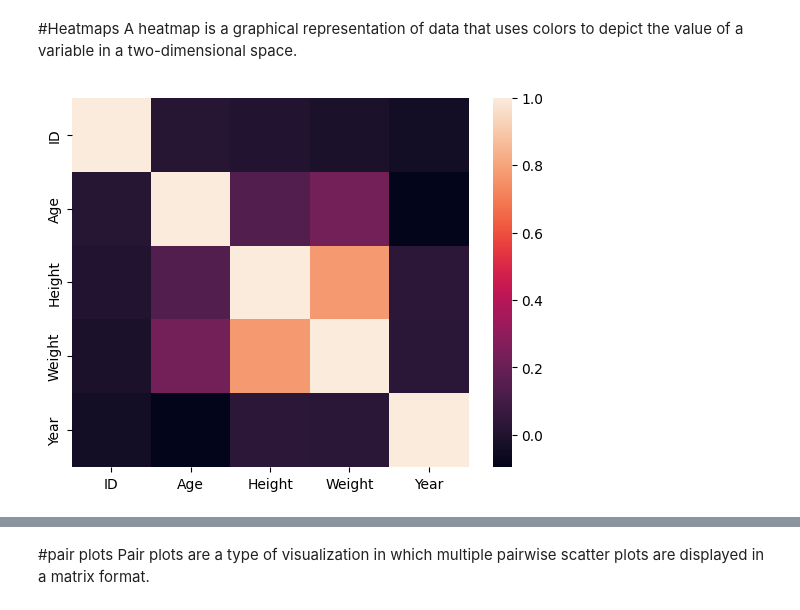
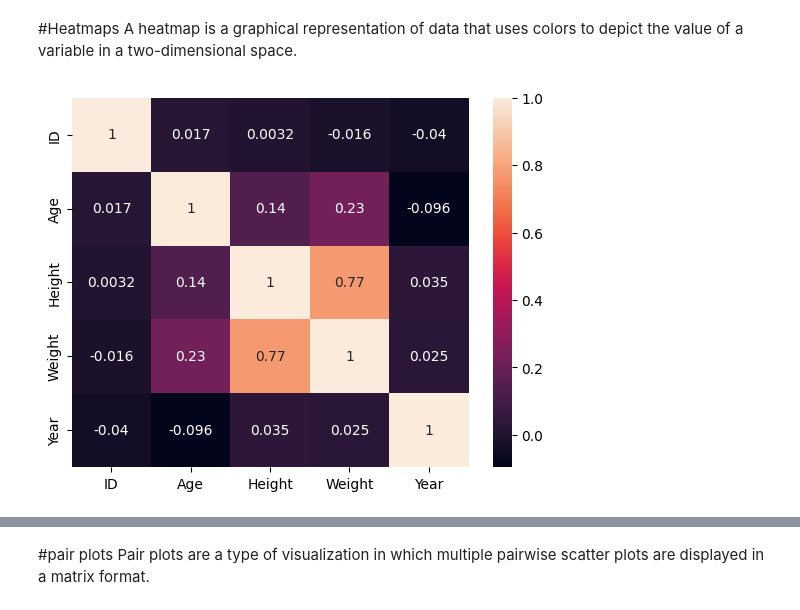
Before and after one commit to kjeyaram-orcl/DataScience, a Jupyter notebook: DataVisualization/dv_practise1.ipynb, the cells around one changed output, grey strips where cells are left out. Saved outputs shown, nothing was run; the diff lists cells and outputs as text; code cells hidden in the pictures.

```diff
--- a/DataVisualization/dv_practise1.ipynb
+++ b/DataVisualization/dv_practise1.ipynb
@@ -123,12 +123,12 @@ A heatmap is a graphical representation of data that uses colors to depict the v
 # %%
 import seaborn as sns
 import pandas as pd
 import matplotlib.pyplot as plt
 
 
 ds = pd.read_csv('/content/athlete_events.csv')
 #print(ds.head(5))
-sns.heatmap(ds.corr())
+sns.heatmap(ds.corr(),annot=True)
 plt.show()
 # %% [output]
-[figure, old version]
+[figure, new version]
```
Also changed, not shown: parts of 1 cell of this notebook.
